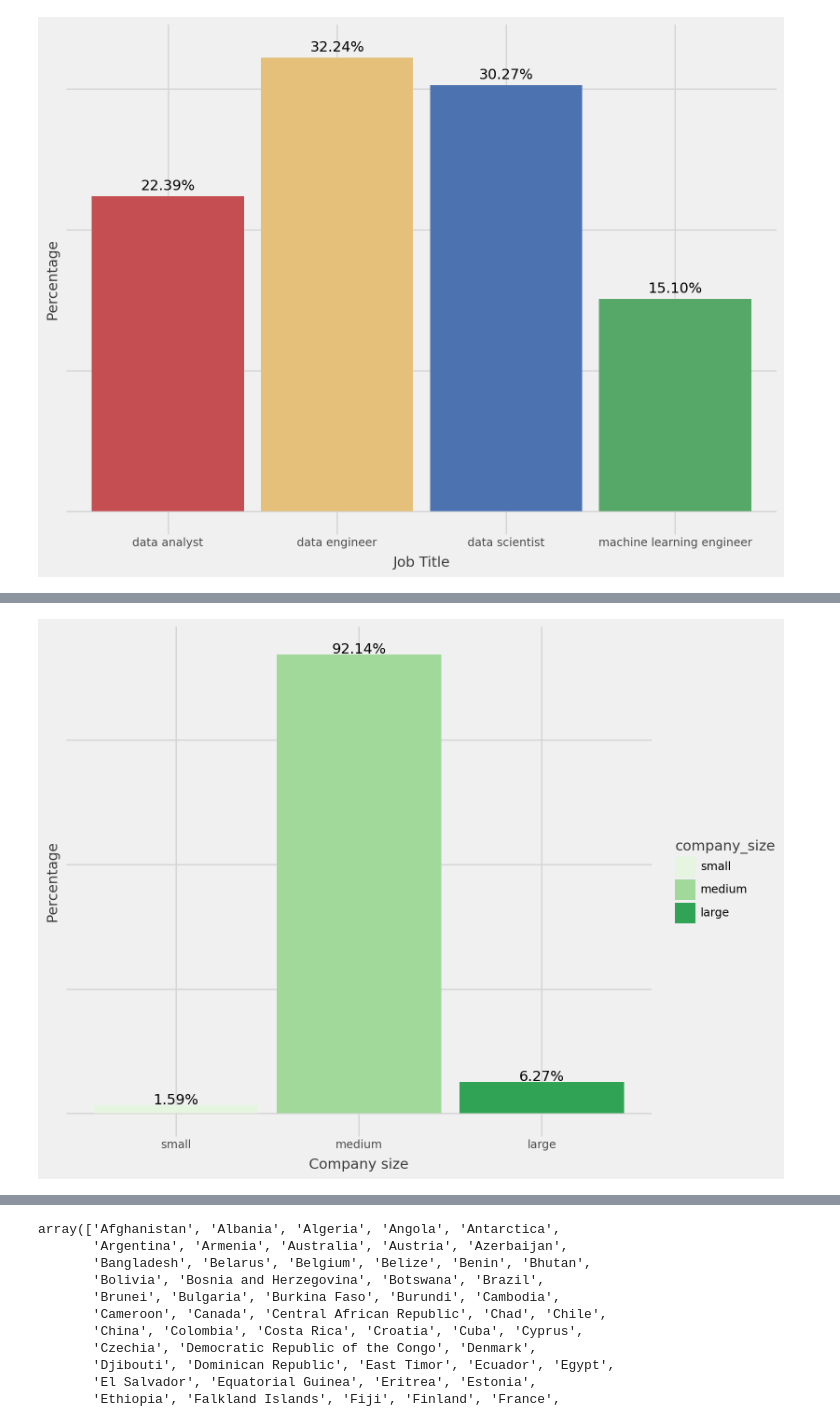
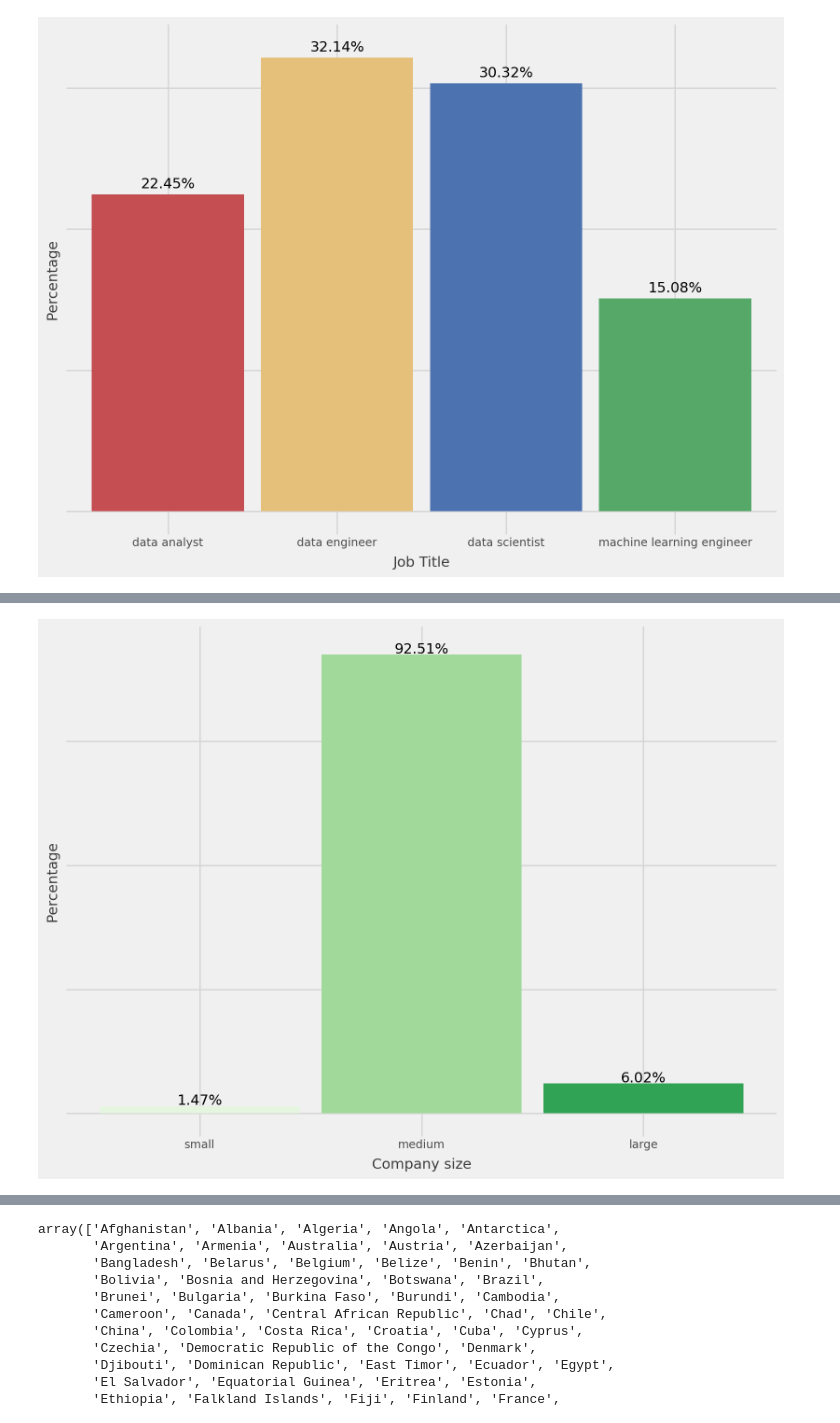
Before and after one commit to MarcoGennaro01/Data_Science_Jobs_-2020-2024-Data_Visualization, a Jupyter notebook: main.ipynb, the cells around one changed output, grey strips where cells are left out. Saved outputs shown, nothing was run; the diff lists cells and outputs as text; code cells hidden in the pictures.

```diff
--- a/main.ipynb
+++ b/main.ipynb
@@ -156,7 +156,8 @@ data["experience_level"] = Categorical(data["experience_level"],ordered = True,
 
 data["employment_type"] = Categorical(data["employment_type"])
 
-data["work_models"] = Categorical(data["work_models"])
+ordered_work_models = ["on-site","hybrid","remote"]
+data["work_models"] = Categorical(data["work_models"], ordered = True,categories = ordered_work_models)
 
 data["data_size"] = Categorical(data["work_models"])
 
@@ -181,7 +182,7 @@ dtype: object
 # %%
 counts = data['company_location'].value_counts()
 
-valid_countries = counts[counts >= 5].index
+valid_countries = counts[counts >= 10].index
 
 data = data[data['company_location'].isin(valid_countries)]
 sum(data['company_location'].value_counts())
@@ -222,11 +223,11 @@ theme(figure_size = (10,6))
 # %%
 (
     ggplot(data, aes(x = "company_size", fill = "company_size"))
     + geom_bar(aes(y = after_stat("count / sum(count) *100")), stat = "count")
-    + scale_fill_brewer(palette = "Greens")
+    + geom_text(aes(y = after_stat("prop * 100"), label = after_stat("prop *100"),group = 1), stat = "count", format_string = "{:.2f}%", nudge_y = 1)
+    + scale_fill_brewer(palette = "Greens",guide = None)
     + theme(axis_ticks_y=element_blank(),axis_text_y=element_blank(), figure_size=(8,6))
-    + geom_text(aes(y = after_stat("prop * 100"), label = after_stat("prop *100"),group = 1), stat = "count", format_string = "{:.2f}%", nudge_y = 1)
     + labs(y="Percentage", x = "Company size")
 )
 # %% [output]
-[figure, old version]
+[figure, new version]
```
Also changed, not shown: parts of 13 cells of this notebook.
